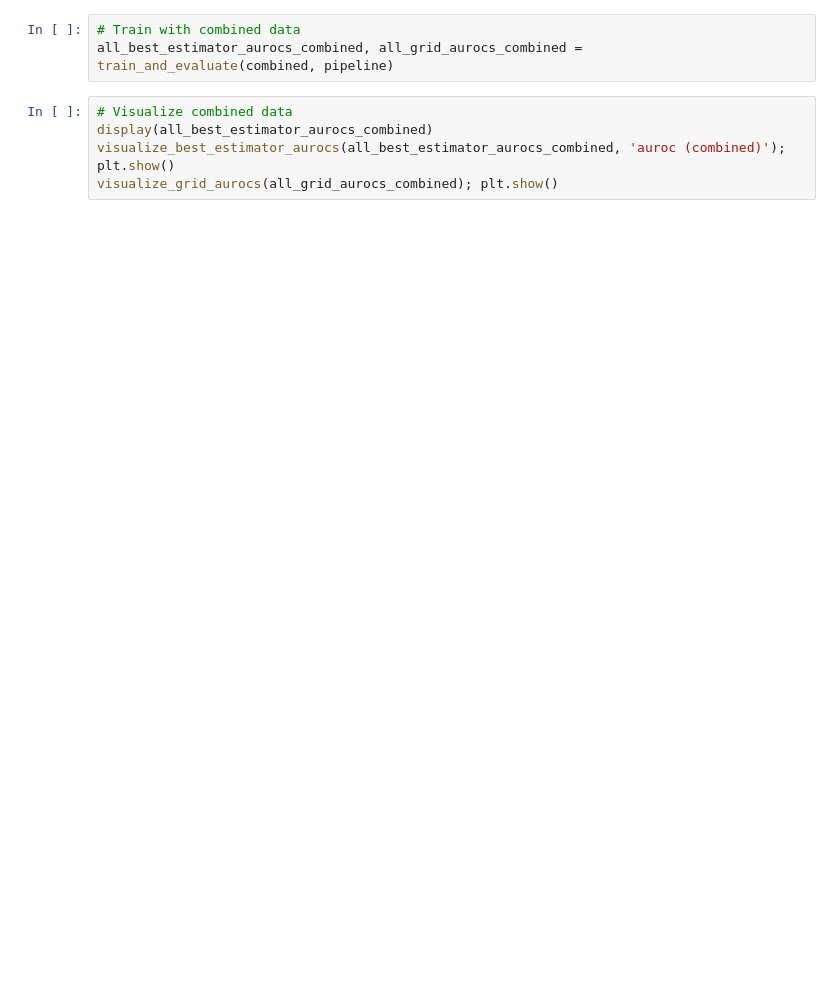
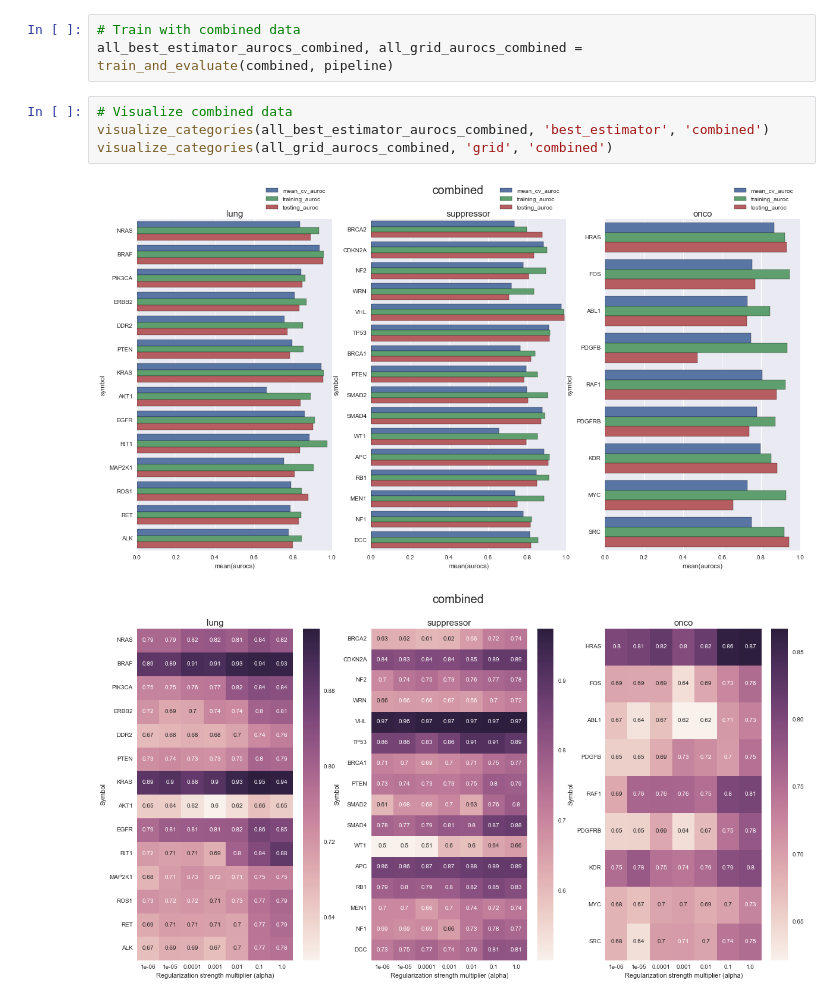
Before and after one commit to joshlevy89/machine-learning, a Jupyter notebook: explore/marginal-gain/marginal-gain-multiple-genes-pca.ipynb, the cells around one changed output. Saved outputs shown, nothing was run; the diff lists cells and outputs as text; blank space fills up the shorter version.

```diff
--- a/explore/marginal-gain/marginal-gain-multiple-genes-pca.ipynb
+++ b/explore/marginal-gain/marginal-gain-multiple-genes-pca.ipynb
@@ -258,9 +263,11 @@ visualize_grid_aurocs(all_grid_aurocs_expression); plt.show()
 all_best_estimator_aurocs_combined, all_grid_aurocs_combined = train_and_evaluate(combined, pipeline)
 # %%
 # Visualize combined data
-display(all_best_estimator_aurocs_combined)
-visualize_best_estimator_aurocs(all_best_estimator_aurocs_combined, 'auroc (combined)'); plt.show()
-visualize_grid_aurocs(all_grid_aurocs_combined); plt.show()
+visualize_categories(all_best_estimator_aurocs_combined, 'best_estimator', 'combined')
+visualize_categories(all_grid_aurocs_combined, 'grid', 'combined')
+# %% [output]
+[figure, added]
+[figure, added]
 # %%
 # Display difference in auroc between combined and covariates only
 diff_aurocs = all_best_estimator_aurocs_combined.iloc[:,0:3] - all_best_estimator_aurocs_covariates.iloc[:,0:3]
```
Also changed, not shown: parts of 6 cells of this notebook.
